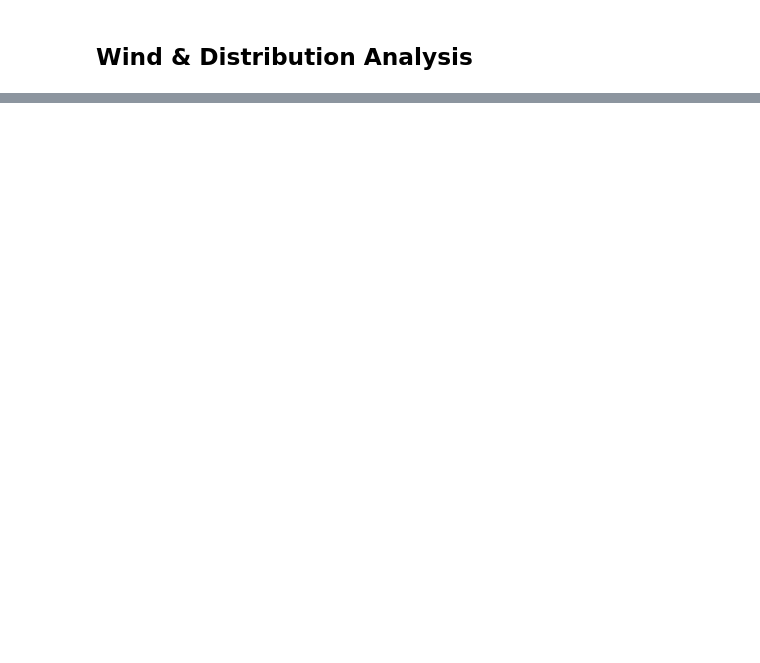
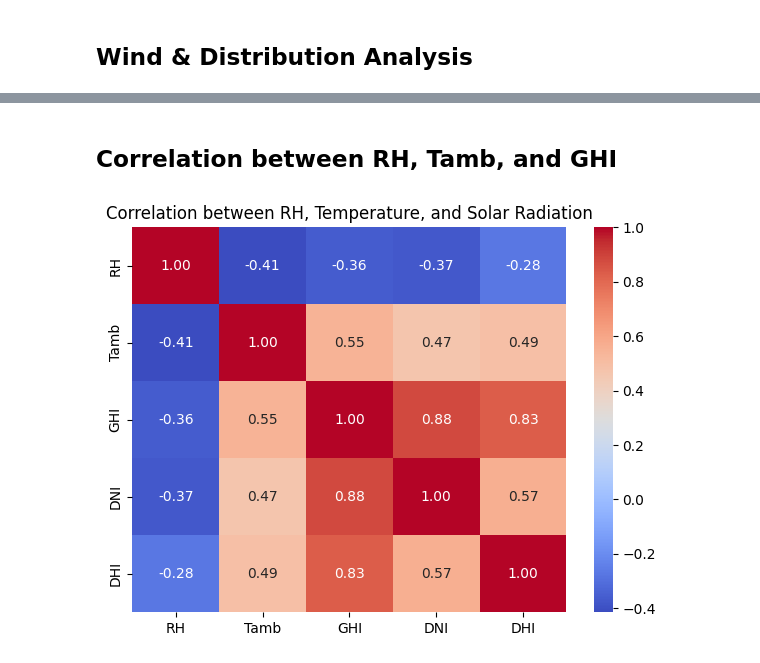
Before and after one commit to eyobedanalyst/solar-challenge-week0, a Jupyter notebook: notebooks/benin_eda.ipynb, the cells around one changed output, grey strips where cells are left out. Drawn from its saved outputs; the diff is of its cells as text; code cells hidden in the pictures; blank space fills up the shorter version.

```diff
--- a/notebooks/benin_eda.ipynb
+++ b/notebooks/benin_eda.ipynb
@@ -274,0 +379,13 @@ plt.show()
+# %% [markdown]
+## Correlation between RH, Tamb, and GHI
+# %%
+# Select key columns
+temp_corr = df[['RH', 'Tamb', 'GHI', 'DNI', 'DHI']].corr()
+
+# Plot correlation heatmap
+plt.figure(figsize=(7,5))
+sns.heatmap(temp_corr, annot=True, cmap='coolwarm', fmt=".2f")
+plt.title('Correlation between RH, Temperature, and Solar Radiation')
+plt.show()
+# %% [output]
+[figure, added]
```
Also changed, not shown: parts of 22 cells of this notebook.
